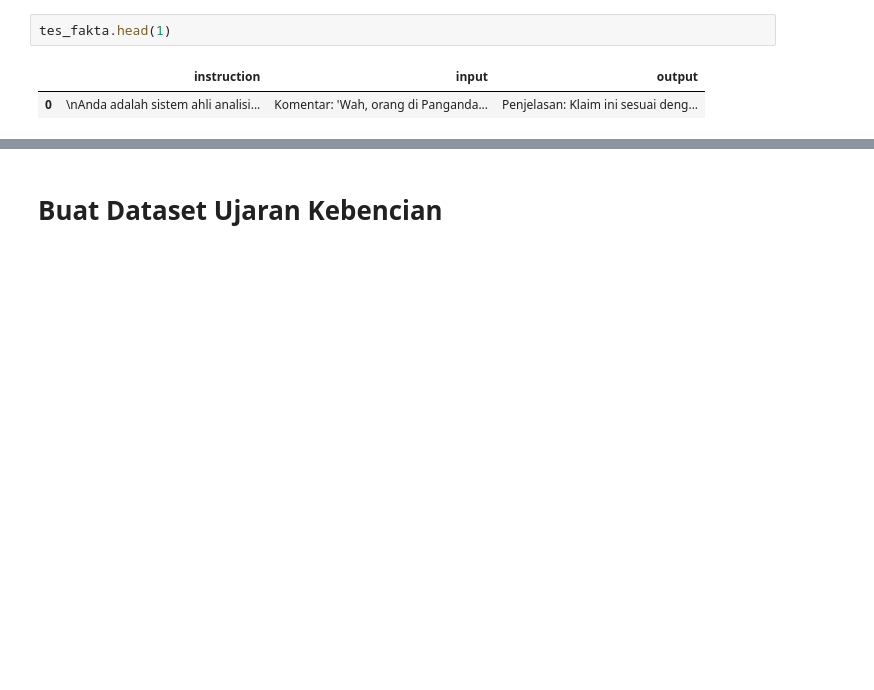
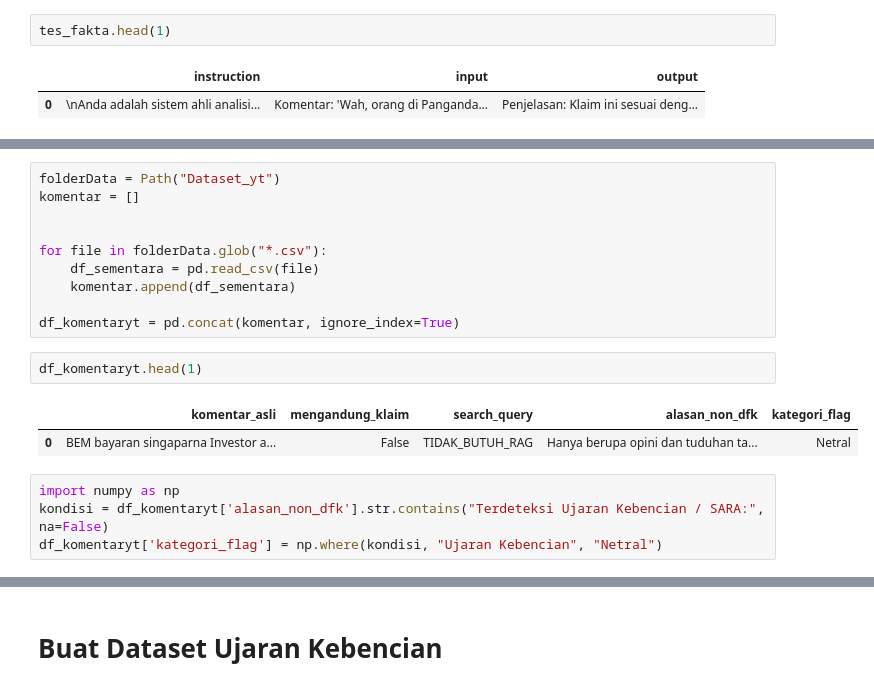
Before and after one commit to imdipo/capstone-AITF-komdigi, a Jupyter notebook: SFT/SFT.ipynb, the cells around one changed output, grey strips where cells are left out. Cells and saved outputs as stored; diff of their text form; blank space fills up the shorter version.

```diff
--- a/SFT/SFT.ipynb
+++ b/SFT/SFT.ipynb
@@ -368,0 +510,19 @@ tes_fakta.head(1)
+# %%
+folderData = Path("Dataset_yt")
+komentar = []
+
+
+for file in folderData.glob("*.csv"):
+    df_sementara = pd.read_csv(file)
+    komentar.append(df_sementara)
+
+df_komentaryt = pd.concat(komentar, ignore_index=True)
+# %%
+df_komentaryt.head(1)
+# %% [output]
+|  | komentar_asli | mengandung_klaim | search_query | alasan_non_dfk | kategori_flag |
+| 0 | BEM bayaran singaparna Investor a... | False | TIDAK_BUTUH_RAG | Hanya berupa opini dan tuduhan ta... | Netral |
+# %%
+import numpy as np
+kondisi = df_komentaryt['alasan_non_dfk'].str.contains("Terdeteksi Ujaran Kebencian / SARA:", na=False)
+df_komentaryt['kategori_flag'] = np.where(kondisi, "Ujaran Kebencian", "Netral")
```
Also changed, not shown: parts of 55 cells of this notebook.
